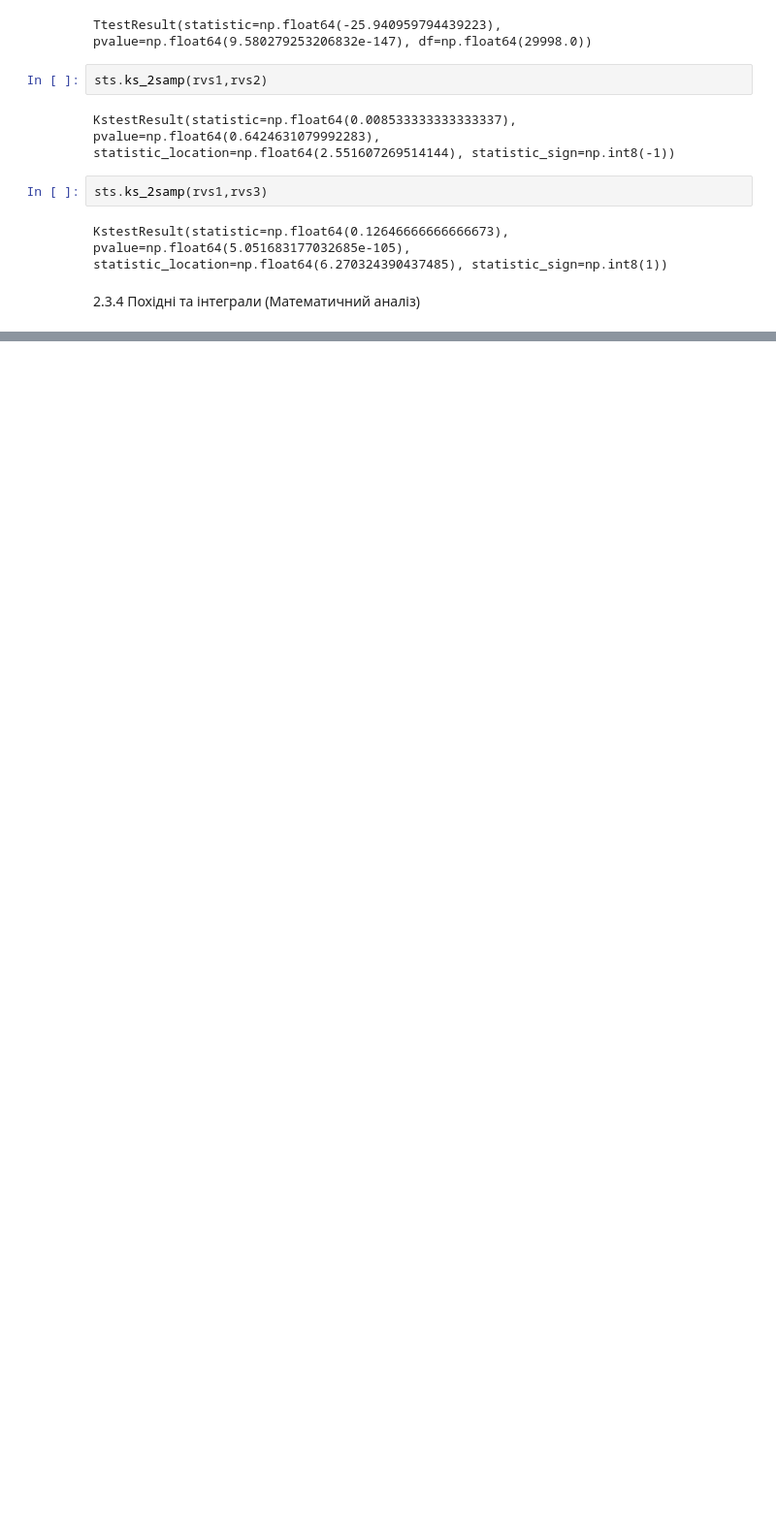
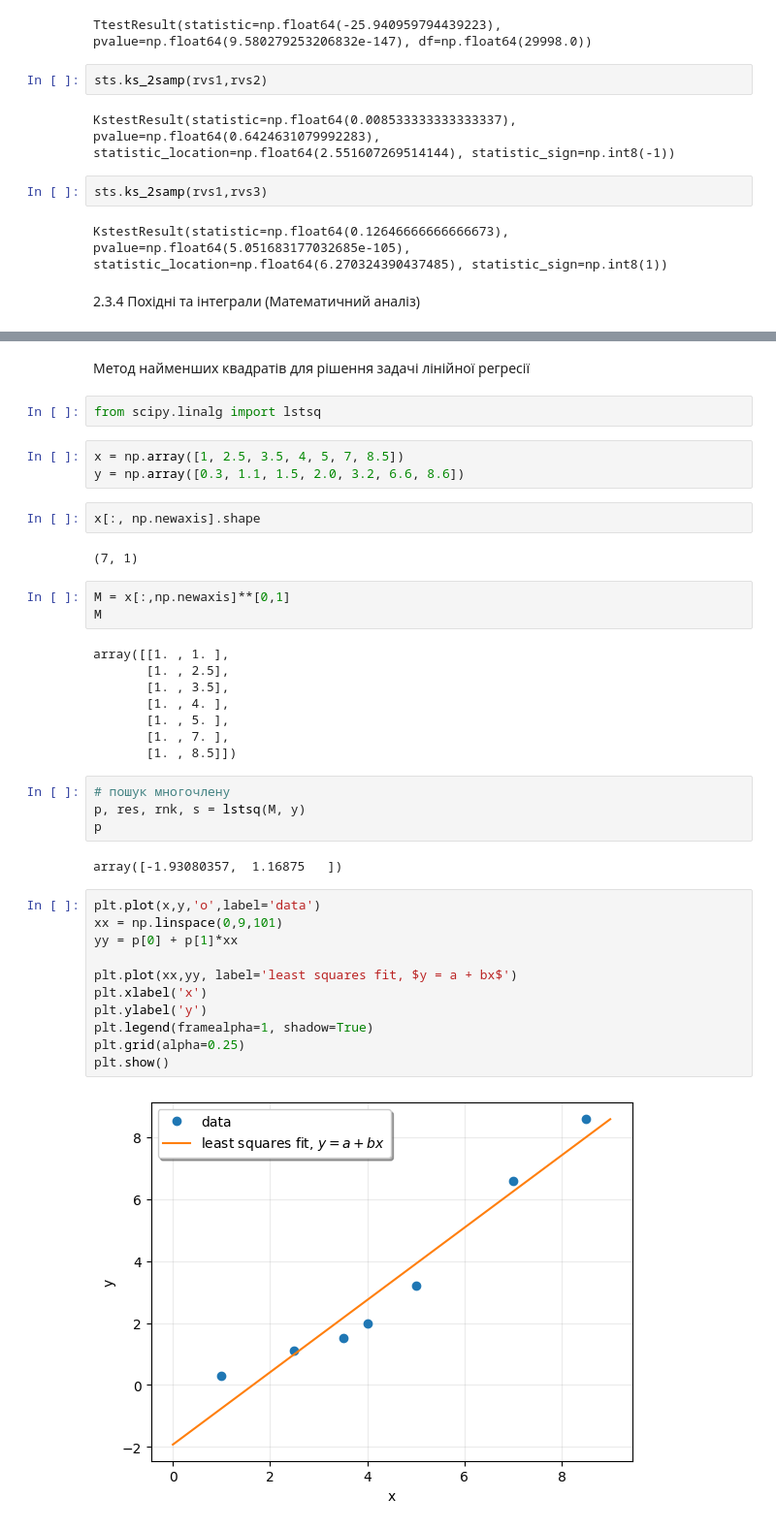
Before and after one commit to zzabaras/projects, a Jupyter notebook: python_projects/ШБД/sbd.ipynb, the cells around one changed output, grey strips where cells are left out. Shown at 97% size. Cells and saved outputs as stored; diff of their text form; blank space fills up the shorter version.

```diff
--- a/python_projects/ШБД/sbd.ipynb
+++ b/python_projects/ШБД/sbd.ipynb
@@ -1269,0 +1407,42 @@ KstestResult(statistic=np.float64(0.12646666666666673), pvalue=np.float64(5.0516
+# %% [markdown]
+Метод найменших квадратів для рішення задачі
+лінійної регресії
+# %%
+from scipy.linalg import lstsq
+# %%
+x = np.array([1, 2.5, 3.5, 4, 5, 7, 8.5])
+y = np.array([0.3, 1.1, 1.5, 2.0, 3.2, 6.6, 8.6])
+# %%
+x[:, np.newaxis].shape
+# %% [output]
+(7, 1)
+# %%
+M = x[:,np.newaxis]**[0,1]
+M
+# %% [output]
+array([[1. , 1. ],
+       [1. , 2.5],
+       [1. , 3.5],
+       [1. , 4. ],
+       [1. , 5. ],
+       [1. , 7. ],
+       [1. , 8.5]])
+# %%
+# пошук многочлену
+p, res, rnk, s = lstsq(M, y)
+p
+# %% [output]
+array([-1.93080357,  1.16875   ])
+# %%
+plt.plot(x,y,'o',label='data')
+xx = np.linspace(0,9,101)
+yy = p[0] + p[1]*xx
+
+plt.plot(xx,yy, label='least squares fit, $y = a + bx$')
+plt.xlabel('x')
+plt.ylabel('y')
+plt.legend(framealpha=1, shadow=True)
+plt.grid(alpha=0.25)
+plt.show()
+# %% [output]
+[figure, added]
```
Also changed, not shown: parts of 114 cells of this notebook.
